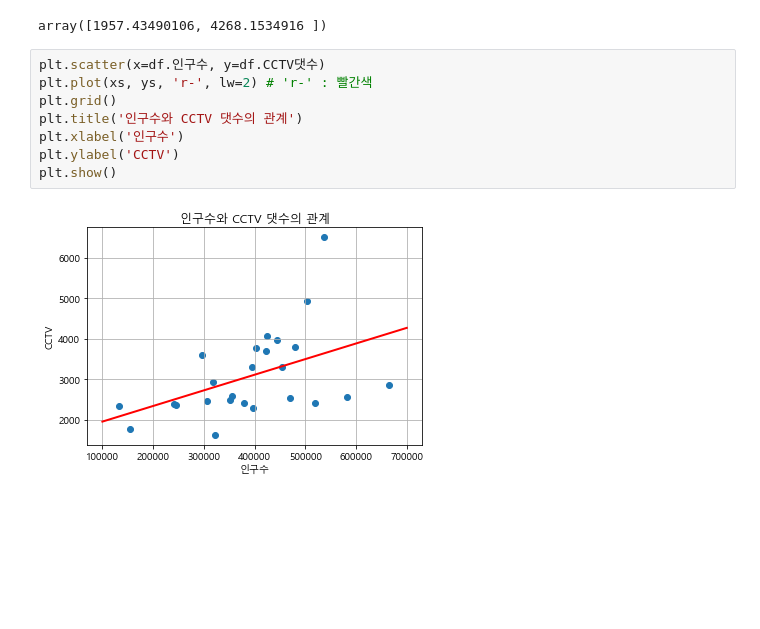
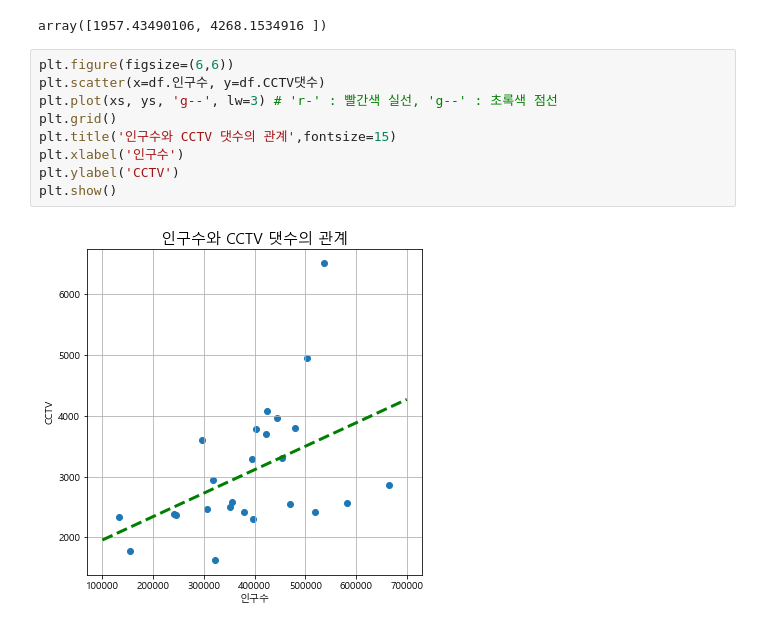
Before and after one commit to youngai1112/MachineLearning, a Jupyter notebook: 00.데이터분석/09.서울시데이터_분석및시각화.ipynb, the cells around one changed output. Drawn from its saved outputs; the diff is of its cells as text; blank space fills up the shorter version.

```diff
--- a/00.데이터분석/09.서울시데이터_분석및시각화.ipynb
+++ b/00.데이터분석/09.서울시데이터_분석및시각화.ipynb
@@ -114,12 +114,13 @@ ys
 # %% [output]
 array([1957.43490106, 4268.1534916 ])
 # %%
+plt.figure(figsize=(6,6))
 plt.scatter(x=df.인구수, y=df.CCTV댓수)
-plt.plot(xs, ys, 'r-', lw=2) # 'r-' : 빨간색
+plt.plot(xs, ys, 'g--', lw=3) # 'r-' : 빨간색 실선, 'g--' : 초록색 점선
 plt.grid()
-plt.title('인구수와 CCTV 댓수의 관계')
+plt.title('인구수와 CCTV 댓수의 관계',fontsize=15)
 plt.xlabel('인구수')
 plt.ylabel('CCTV')
 plt.show()
 # %% [output]
-[figure, old version]
+[figure, new version]
```
Also changed, not shown: parts of 5 cells of this notebook, 2 other files.
